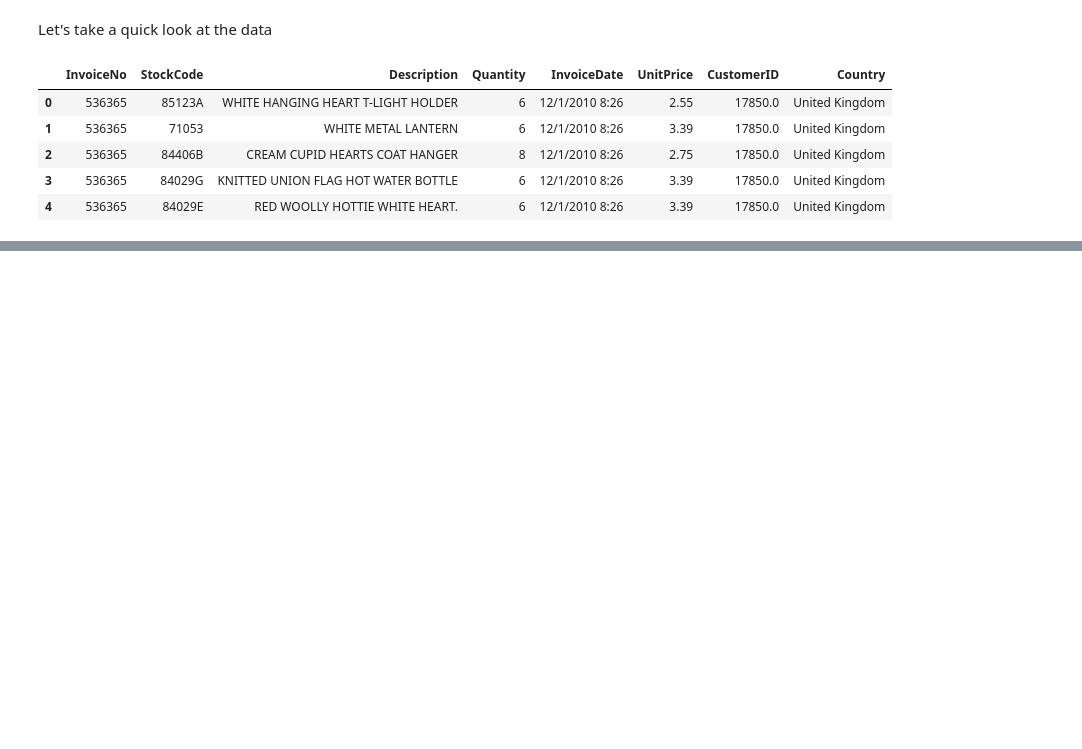
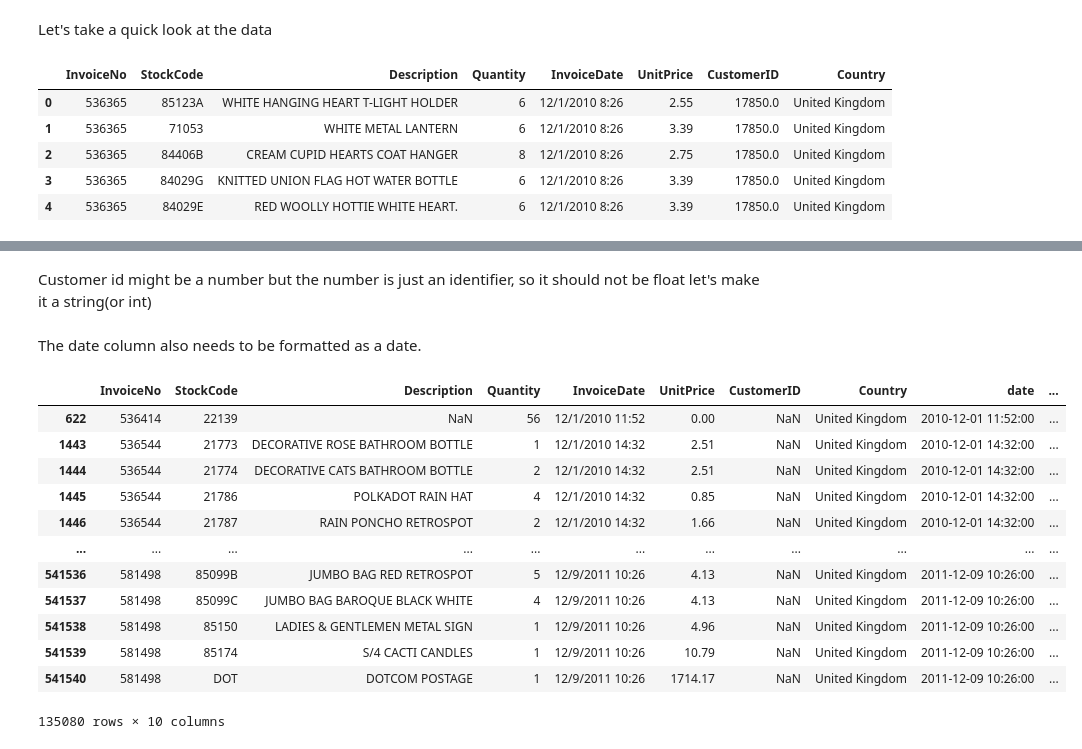
Before and after one commit to 56592aya/retail_crm, a Jupyter notebook: notebooks/exploration.ipynb, the cells around one changed output, grey strips where cells are left out. Cells and saved outputs as stored; diff of their text form; code cells hidden in the pictures; blank space fills up the shorter version.

```diff
--- a/notebooks/exploration.ipynb
+++ b/notebooks/exploration.ipynb
@@ -6,8 +6,8 @@ import pandas as pd
 # %% [markdown]
 Let's take a quick look at the data
 # %%
-data = pd.read_csv(config.RETAIL_FILE)
-data.head()
+df = pd.read_csv(config.RETAIL_FILE)
+df.head()
 # %% [output]
 |  | InvoiceNo | StockCode | Description | Quantity | InvoiceDate | UnitPrice | CustomerID | Country |
 | 0 | 536365 | 85123A | WHITE HANGING HEART T-LIGHT HOLDER | 6 | 12/1/2010 8:26 | 2.55 | 17850.0 | United Kingdom |
@@ -17,0 +60,2 @@ data.head()
+# %% [markdown]
+Customer id might be a number but the number is just an identifier, so it should not be float let's make it a string(or int)
@@ -17,0 +64,5 @@ data.head()
+# %%
+# df.loc[:,'CustomerID'] =
+df.loc[:,'customer_id'] = df['CustomerID'].apply(lambda x: str(np.int(x)) if pd.notna(x) else np.nan)
+# %% [markdown]
+The date column also needs to be formatted as a date.
@@ -17,0 +74,17 @@ data.head()
+# %%
+# take a look at missing customers, and whether we can do any imputations
+df.loc[pd.isna(df['customer_id'])]
+# %% [output]
+|  | InvoiceNo | StockCode | Description | Quantity | InvoiceDate | UnitPrice | CustomerID | Country | date | ... |
+| 622 | 536414 | 22139 | NaN | 56 | 12/1/2010 11:52 | 0.00 | NaN | United Kingdom | 2010-12-01 11:52:00 | ... |
+| 1443 | 536544 | 21773 | DECORATIVE ROSE BATHROOM BOTTLE | 1 | 12/1/2010 14:32 | 2.51 | NaN | United Kingdom | 2010-12-01 14:32:00 | ... |
+| 1444 | 536544 | 21774 | DECORATIVE CATS BATHROOM BOTTLE | 2 | 12/1/2010 14:32 | 2.51 | NaN | United Kingdom | 2010-12-01 14:32:00 | ... |
+| 1445 | 536544 | 21786 | POLKADOT RAIN HAT | 4 | 12/1/2010 14:32 | 0.85 | NaN | United Kingdom | 2010-12-01 14:32:00 | ... |
+| 1446 | 536544 | 21787 | RAIN PONCHO RETROSPOT | 2 | 12/1/2010 14:32 | 1.66 | NaN | United Kingdom | 2010-12-01 14:32:00 | ... |
+| ... | ... | ... | ... | ... | ... | ... | ... | ... | ... | ... |
+| 541536 | 581498 | 85099B | JUMBO BAG RED RETROSPOT | 5 | 12/9/2011 10:26 | 4.13 | NaN | United Kingdom | 2011-12-09 10:26:00 | ... |
+| 541537 | 581498 | 85099C | JUMBO BAG BAROQUE BLACK WHITE | 4 | 12/9/2011 10:26 | 4.13 | NaN | United Kingdom | 2011-12-09 10:26:00 | ... |
+| 541538 | 581498 | 85150 | LADIES & GENTLEMEN METAL SIGN | 1 | 12/9/2011 10:26 | 4.96 | NaN | United Kingdom | 2011-12-09 10:26:00 | ... |
+| 541539 | 581498 | 85174 | S/4 CACTI CANDLES | 1 | 12/9/2011 10:26 | 10.79 | NaN | United Kingdom | 2011-12-09 10:26:00 | ... |
+| 541540 | 581498 | DOT | DOTCOM POSTAGE | 1 | 12/9/2011 10:26 | 1714.17 | NaN | United Kingdom | 2011-12-09 10:26:00 | ... |
+135080 rows × 10 columns
```
Also changed, not shown: parts of 20 cells of this notebook.
